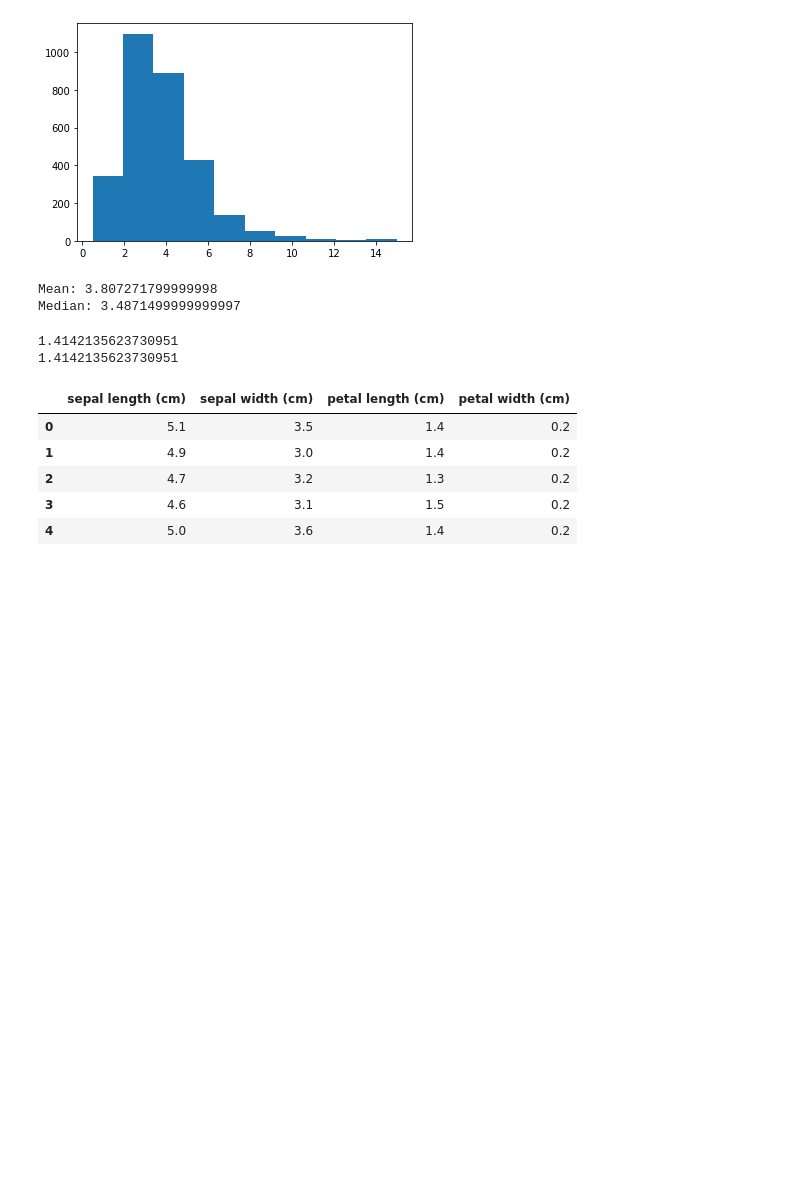
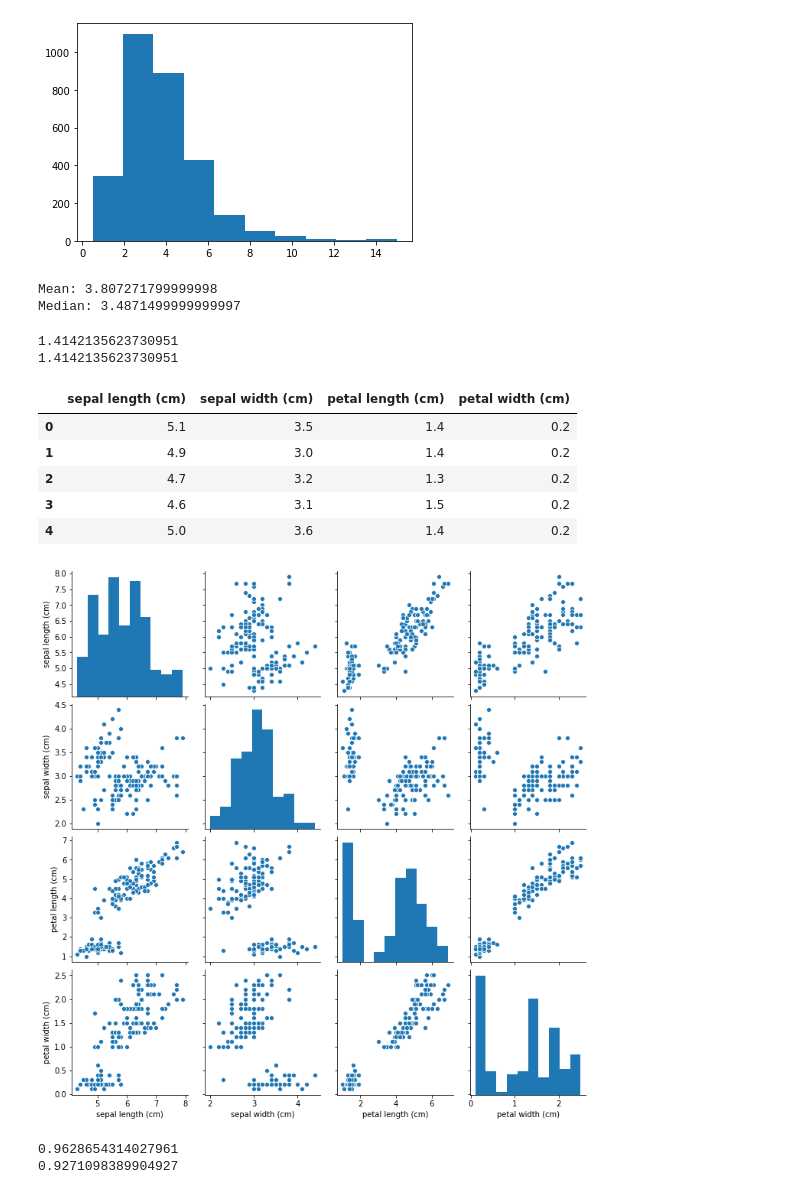
Before and after one commit to TedHaley/courses, a Jupyter notebook: Practicing_Statistics_Interview_Questions_in_Python.ipynb, the cells around one changed output. Saved outputs shown, nothing was run; the diff lists cells and outputs as text; code cells hidden in the pictures; blank space fills up the shorter version.

```diff
--- a/Practicing_Statistics_Interview_Questions_in_Python.ipynb
+++ b/Practicing_Statistics_Interview_Questions_in_Python.ipynb
@@ -345,3 +350,9 @@ df.head()
 | 2 | 4.7 | 3.2 | 1.3 | 0.2 |
 | 3 | 4.6 | 3.1 | 1.5 | 0.2 |
 | 4 | 5.0 | 3.6 | 1.4 | 0.2 |
+# %%
+import seaborn as sns
+sns.pairplot(df)
+plt.show()
+# %% [output]
+[figure, added]
@@ -347,0 +373,11 @@ df.head()
+# %%
+# Pearson correlation
+r = df['petal length (cm)'].corr(df['petal width (cm)'])
+print(r)
+
+# Calculate the r-squared value and print the result
+r2 = r**2
+print(r2)
+# %% [output]
+0.9628654314027961
+0.9271098389904927
```
Also changed, not shown: parts of 14 cells of this notebook.
